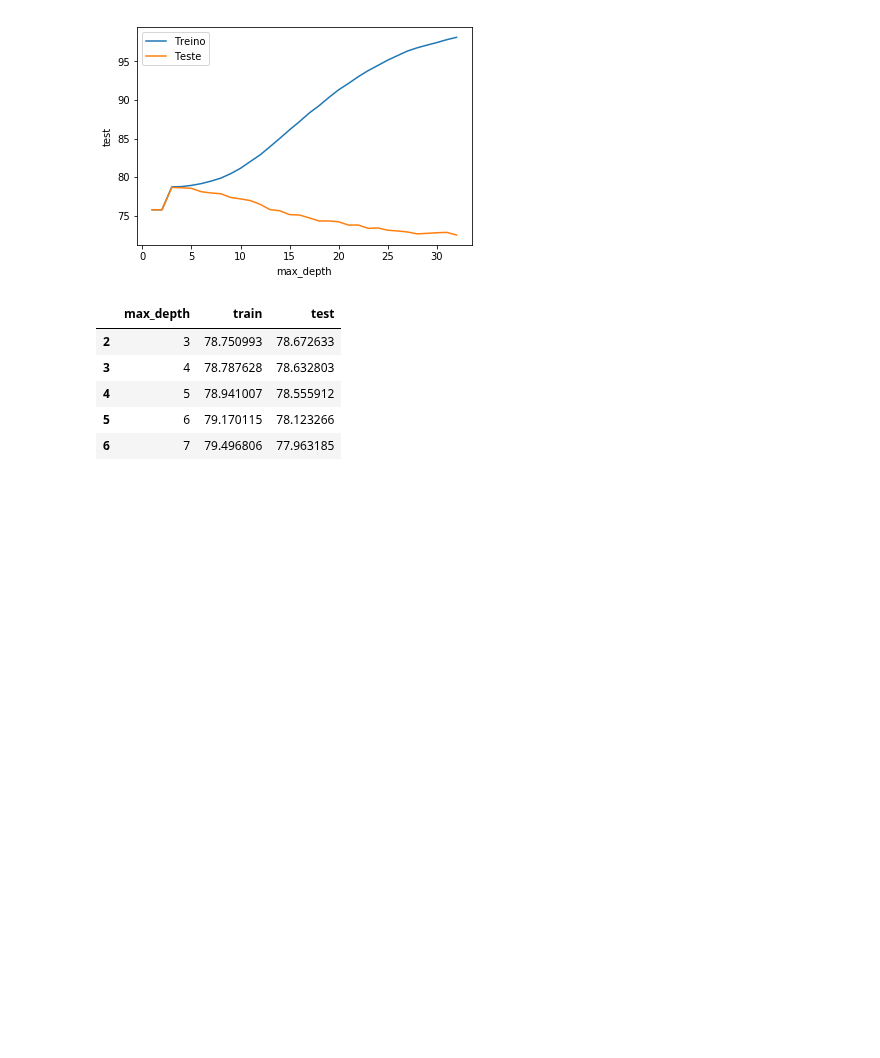
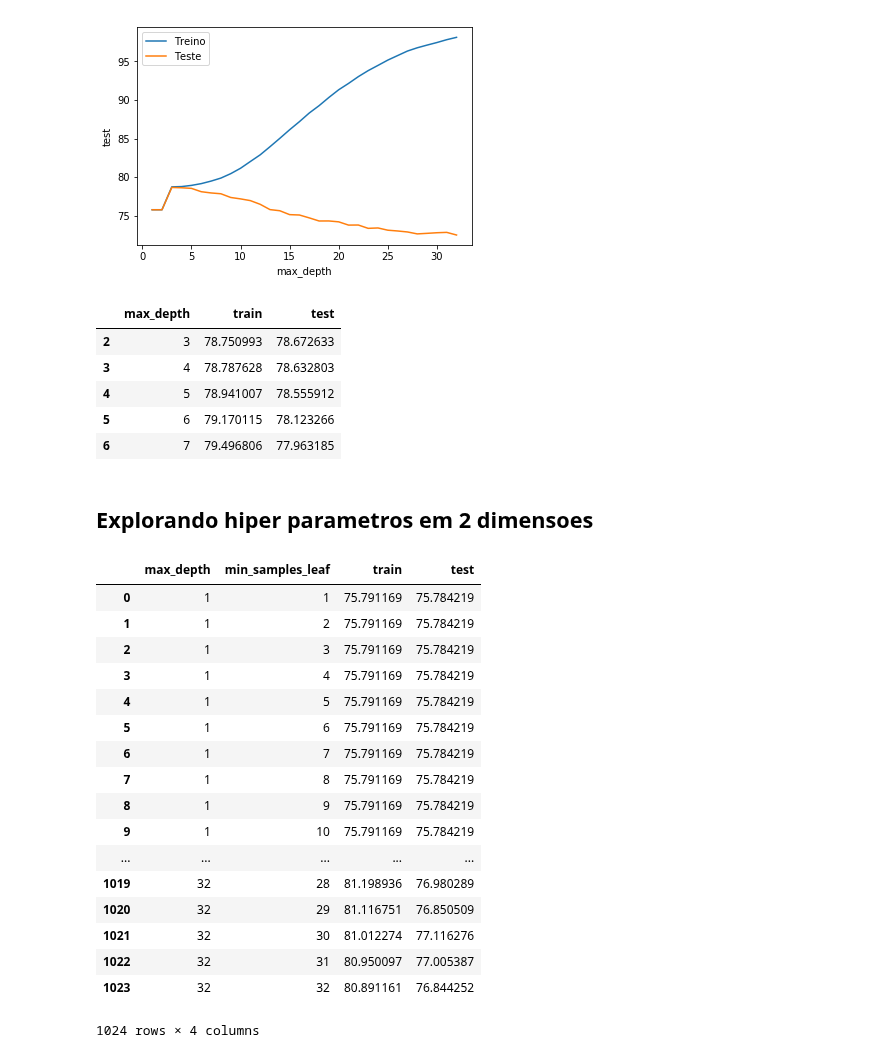
Before and after one commit to lsandrade/alura-ml, a Jupyter notebook: Otimização de modelos.ipynb, the cells around one changed output. Saved outputs shown, nothing was run; the diff lists cells and outputs as text; code cells hidden in the pictures; blank space fills up the shorter version.

Commit message:
usando hiperparametros de 2 dimensoes

```diff
--- a/Otimização de modelos.ipynb
+++ b/Otimização de modelos.ipynb
@@ -257,3 +257,5 @@ resultados.sort_values("test", ascending=False).head()
 | 4 | 5 | 78.941007 | 78.555912 |
 | 5 | 6 | 79.170115 | 78.123266 |
 | 6 | 7 | 79.496806 | 77.963185 |
+# %% [markdown]
+## Explorando hiper parametros em 2 dimensoes
@@ -259,0 +278,30 @@ resultados.sort_values("test", ascending=False).head()
+# %%
+def busca():
+    resultados = []
+    for depth in range(1, 33):
+        for leaf in range(1, 33):
+            tabela = roda_arvode_de_decisao(depth, leaf)
+            resultados.append(tabela)
+    return resultados
+columns = ["max_depth", "min_samples_leaf", "train", "test"]
+resultados = pd.DataFrame(busca(), columns = columns)
+resultados
+# %% [output]
+|  | max_depth | min_samples_leaf | train | test |
+| 0 | 1 | 1 | 75.791169 | 75.784219 |
+| 1 | 1 | 2 | 75.791169 | 75.784219 |
+| 2 | 1 | 3 | 75.791169 | 75.784219 |
+| 3 | 1 | 4 | 75.791169 | 75.784219 |
+| 4 | 1 | 5 | 75.791169 | 75.784219 |
+| 5 | 1 | 6 | 75.791169 | 75.784219 |
+| 6 | 1 | 7 | 75.791169 | 75.784219 |
+| 7 | 1 | 8 | 75.791169 | 75.784219 |
+| 8 | 1 | 9 | 75.791169 | 75.784219 |
+| 9 | 1 | 10 | 75.791169 | 75.784219 |
+| ... | ... | ... | ... | ... |
+| 1019 | 32 | 28 | 81.198936 | 76.980289 |
+| 1020 | 32 | 29 | 81.116751 | 76.850509 |
+| 1021 | 32 | 30 | 81.012274 | 77.116276 |
+| 1022 | 32 | 31 | 80.950097 | 77.005387 |
+| 1023 | 32 | 32 | 80.891161 | 76.844252 |
+1024 rows × 4 columns
```
Also changed, not shown: parts of 3 cells of this notebook.
